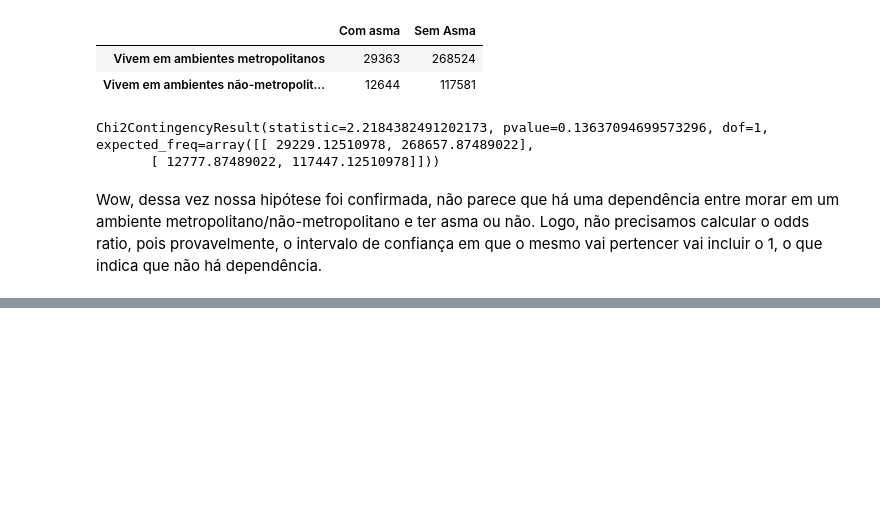
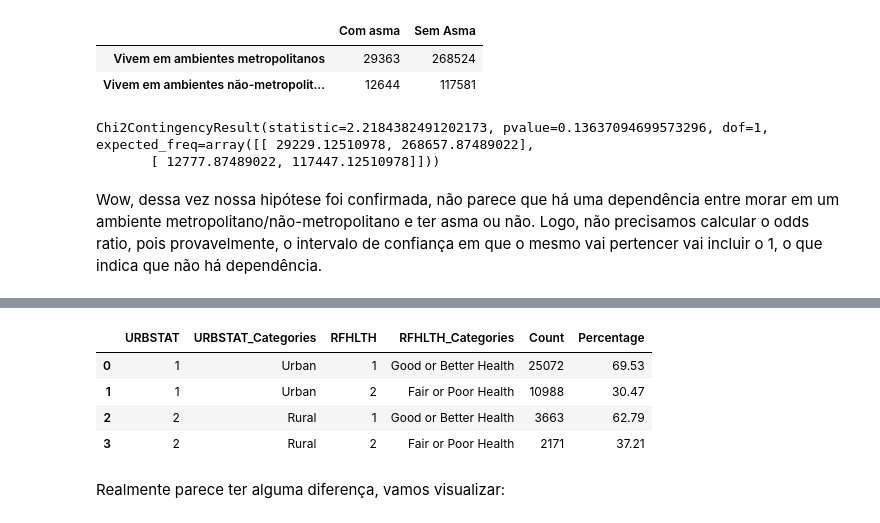
Before and after one commit to phbonamin/BRFSS-Social-Survey-2021-Analysis, a Jupyter notebook: Project/Part3/1_0Urban_rural.ipynb, the cells around one changed output, grey strips where cells are left out. Drawn from its saved outputs; the diff is of its cells as text; code cells hidden in the pictures; blank space fills up the shorter version.

```diff
--- a/Project/Part3/1_0Urban_rural.ipynb
+++ b/Project/Part3/1_0Urban_rural.ipynb
@@ -145,0 +149,33 @@ Wow, dessa vez nossa hipótese foi confirmada, não parece que há uma dependên
+# %%
+df_Gen_Urb = pd.read_sql("""
+SELECT  URBSTAT,
+CASE
+	WHEN URBSTAT = 1  THEN 'Urban'
+	WHEN URBSTAT = 2  THEN 'Rural'
+	ELSE NULL END AS  URBSTAT_Categories,
+RFHLTH,
+CASE
+	WHEN RFHLTH = 1  THEN 'Good or Better Health'
+	WHEN RFHLTH = 2  THEN 'Fair or Poor Health'
+	ELSE NULL END AS  RFHLTH_Categories,
+COUNT(*) AS Count,
+ROUND(COUNT(*) * 100.0 / SUM(COUNT(*)) OVER(PARTITION BY URBSTAT),2) AS Percentage
+FROM UrbanStatus
+INNER JOIN HealthStatus
+ON UrbanStatus.ID = HealthStatus.ID
+INNER JOIN AsthmaStatus
+ON UrbanStatus.ID = AsthmaStatus.ID
+WHERE URBSTAT IS NOT NULL
+AND RFHLTH IS NOT NULL
+AND CASTHM1  = 2
+GROUP BY URBSTAT,RFHLTH
+ORDER BY URBSTAT,RFHLTH;""", conexao)
+df_Gen_Urb
+# %% [output]
+|  | URBSTAT | URBSTAT_Categories | RFHLTH | RFHLTH_Categories | Count | Percentage |
+| 0 | 1 | Urban | 1 | Good or Better Health | 25072 | 69.53 |
+| 1 | 1 | Urban | 2 | Fair or Poor Health | 10988 | 30.47 |
+| 2 | 2 | Rural | 1 | Good or Better Health | 3663 | 62.79 |
+| 3 | 2 | Rural | 2 | Fair or Poor Health | 2171 | 37.21 |
+# %% [markdown]
+Realmente parece ter alguma diferença, vamos visualizar:
```
Also changed, not shown: parts of 28 cells of this notebook.
